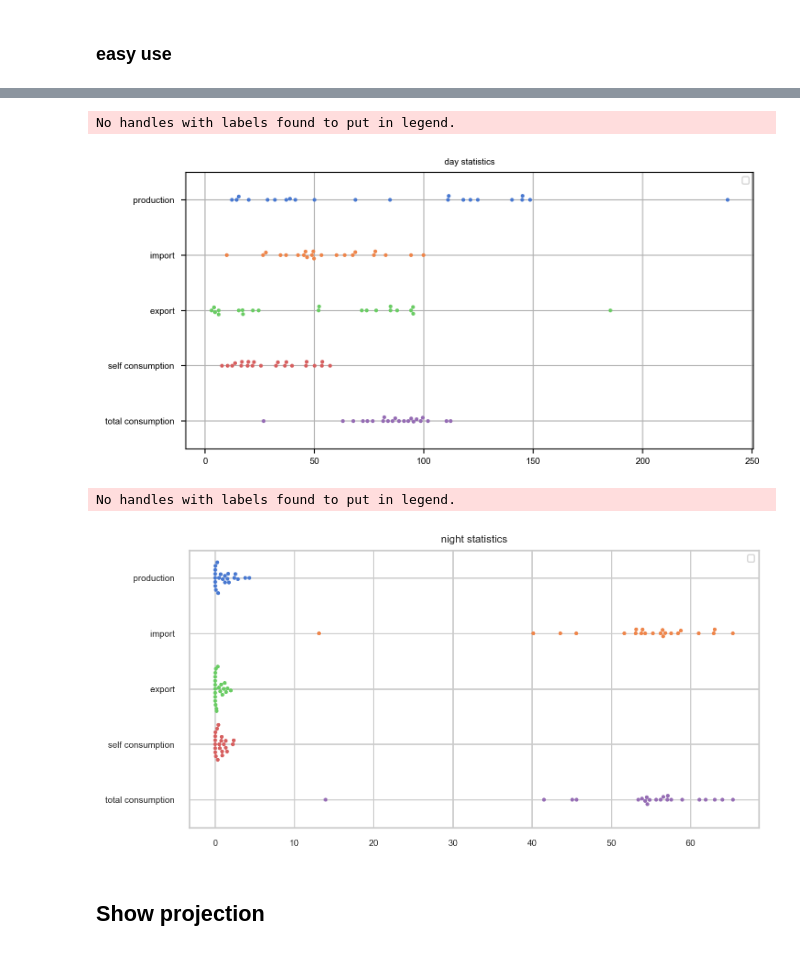
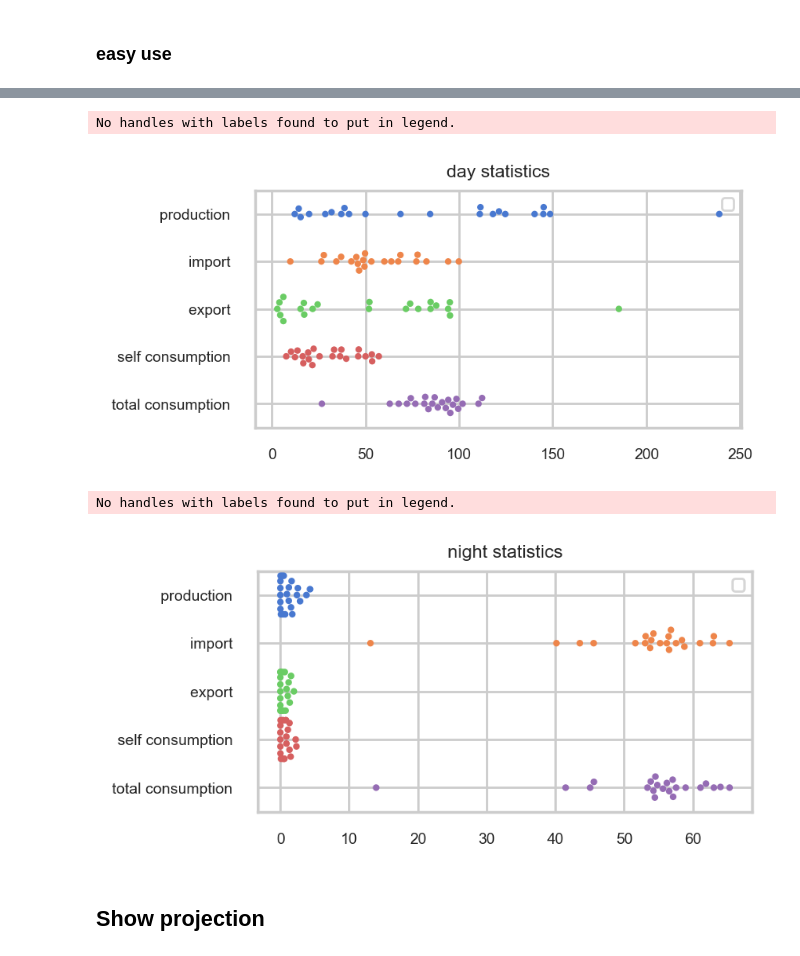
Before and after one commit to pka69/SolarEdge_Tauron_e-licznik_combine_data, a Jupyter notebook: easy_example.ipynb, the cells around one changed output, grey strips where cells are left out. Saved outputs shown, nothing was run; the diff lists cells and outputs as text; code cells hidden in the pictures.

```diff
--- a/easy_example.ipynb
+++ b/easy_example.ipynb
@@ -40,17 +42,18 @@ energy_object.basic_lineplot(
 # %%
 day_hours = [8,9,10,11,12,13,14,15,16,17,18,19]
 swarmplot(
     energy_object.get_energy[energy_object.get_energy['hour'].isin(day_hours)],
     filename='',
     agg='sum',
     group_by="week",
     series_to_plot=['production_', 'import_', 'export_', 'self_consumption_', 'total_consumption_'],
     dotsize=3,
-    title="day statistics"
+    title="day statistics",
+    figsize=(4,2)
 )
 # %% [output]
 No handles with labels found to put in legend.
-[figure, old version]
+[figure, new version]
 # %%
 swarmplot(
     energy_object.get_energy[~energy_object.get_energy['hour'].isin(day_hours)],
@@ -59,11 +62,12 @@ swarmplot(
     group_by="week",
     series_to_plot=['production_', 'import_', 'export_', 'self_consumption_', 'total_consumption_'],
     dotsize=3,
-    title="night statistics"
+    title="night statistics",
+    figsize=(4,2)
 )
 # %% [output]
 No handles with labels found to put in legend.
-[figure, old version]
+[figure, new version]
 # %% [markdown]
 ## Show projection
 # %%
```
Also changed, not shown: parts of 3 cells of this notebook, 2 other files.
